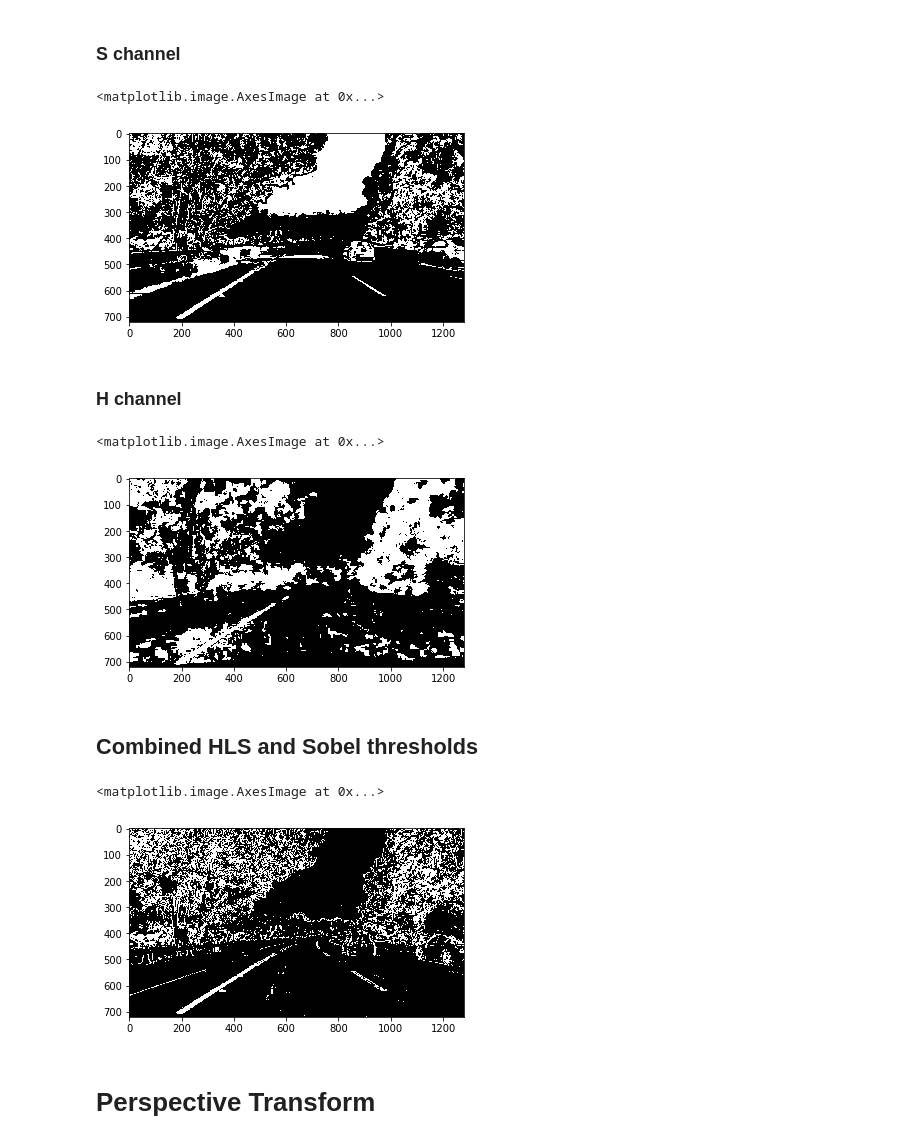
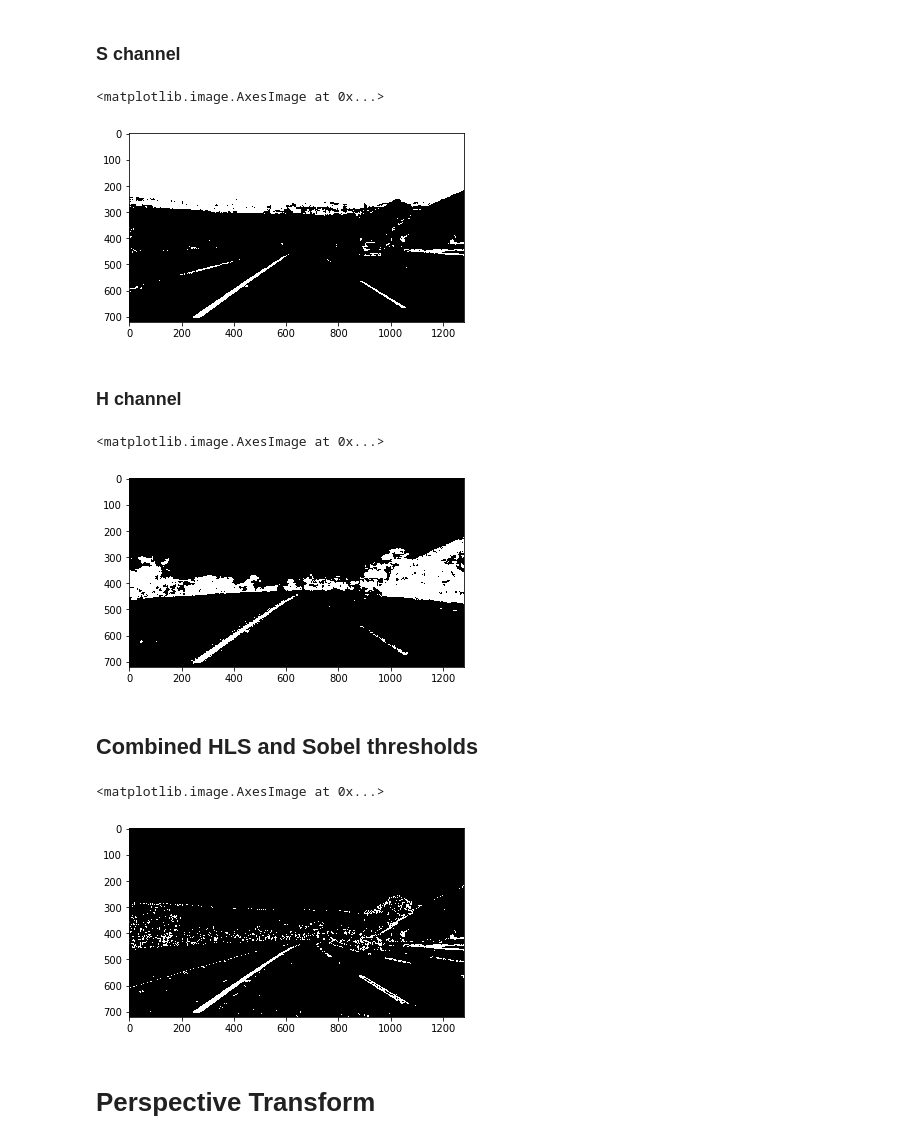
Before and after one commit to MarcosSobrinho/CarND-Advanced-Lane-Lines, a Jupyter notebook: find_lanelines.ipynb, the cells around one changed output. Cells and saved outputs as stored; diff of their text form; code cells hidden in the pictures.

```diff
--- a/find_lanelines.ipynb
+++ b/find_lanelines.ipynb
@@ -47,5 +47,5 @@ plt.imshow(cv2.undistort(chessboard, mtx, dist))
 # %% [markdown]
 ### test a road image
 # %%
-test_image = mpimg.imread(test_images[3])
+test_image_dist = mpimg.imread(test_images[1])
 # %%
@@ -56,5 +56,5 @@ plt.imshow(test_image)
 # %%
-test_image = cv2.undistort(test_image, mtx, dist)
+test_image = cv2.undistort(test_image_dist, mtx, dist)
 # %%
 plt.imshow(test_image)
 # %% [output]
@@ -81,15 +81,15 @@ s_binary = lib.s_channel_threshold(test_image, thresh=(90, 255))[1]
 plt.imshow(s_binary, cmap='gray')
 # %% [output]
 <matplotlib.image.AxesImage at 0x...>
-[figure, old version]
+[figure, new version]
 # %% [markdown]
 ### H channel
 # %%
-h_binary = lib.h_channel_threshold(test_image, thresh=(15, 100))[1]
+h_binary = lib.h_channel_threshold(test_image, thresh=(15, 50))[1]
 plt.imshow(h_binary, cmap='gray')
 # %% [output]
 <matplotlib.image.AxesImage at 0x...>
-[figure, old version]
+[figure, new version]
 # %% [markdown]
 ## Combined HLS and Sobel thresholds
 # %%
@@ -98,7 +98,7 @@ combined_binary[((h_binary == 1) & (s_binary == 1)) | (x_binary == 1)] = 1
 plt.imshow(combined_binary, cmap='gray')
 # %% [output]
 <matplotlib.image.AxesImage at 0x...>
-[figure, old version]
+[figure, new version]
 # %% [markdown]
 # Perspective Transform
 # %%
```
Also changed, not shown: parts of 9 cells of this notebook, 1 other file.
